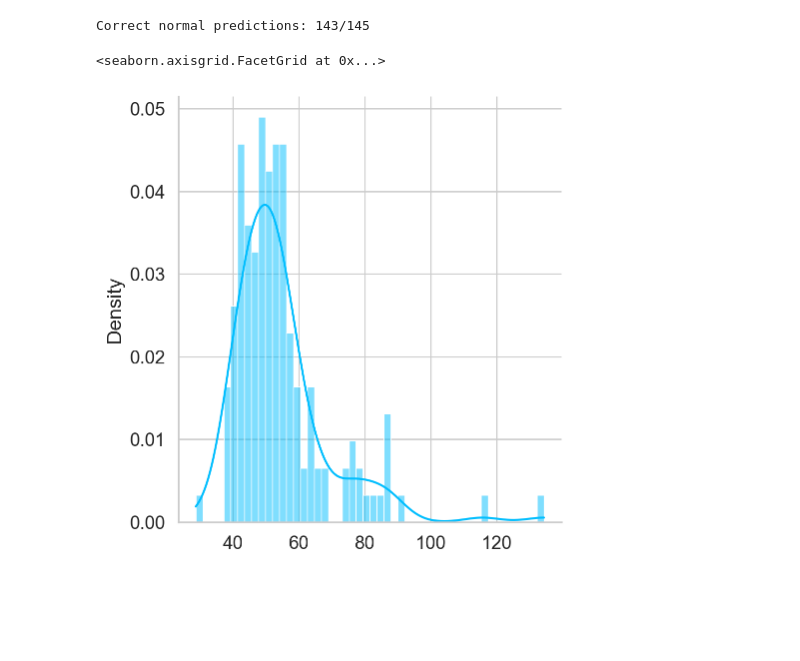
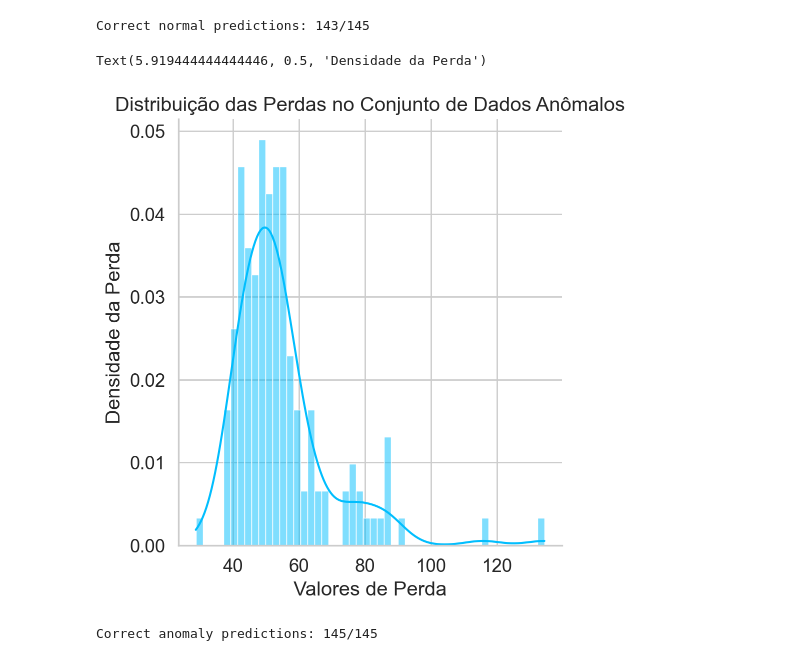
Before and after one commit to Joicylara/LSTM-Autoencoders, a Jupyter notebook: autocodificadores LSTM.ipynb, the cells around one changed output. Saved outputs shown, nothing was run; the diff lists cells and outputs as text; code cells hidden in the pictures; blank space fills up the shorter version.

```diff
--- a/autocodificadores LSTM.ipynb
+++ b/autocodificadores LSTM.ipynb
@@ -483,6 +491,15 @@ anomaly_dataset = test_anomaly_dataset[:len(test_normal_dataset)]
 # %%
 predictions, pred_losses = predict(model, anomaly_dataset)
 sns.displot(pred_losses, bins=50, kde=True, stat="density")
+
+plt.title("Distribuição das Perdas no Conjunto de Dados Anômalos")
+plt.xlabel("Valores de Perda")
+plt.ylabel("Densidade da Perda")
 # %% [output]
-<seaborn.axisgrid.FacetGrid at 0x...>
+Text(5.919444444444446, 0.5, 'Densidade da Perda')
-[figure, old version]
+[figure, new version]
+# %%
+correct = sum(l > THRESHOLD for l in pred_losses)
+print(f'Correct anomaly predictions: {correct}/{len(anomaly_dataset)}')
+# %% [output]
+Correct anomaly predictions: 145/145
```
Also changed, not shown: parts of 4 cells of this notebook.
